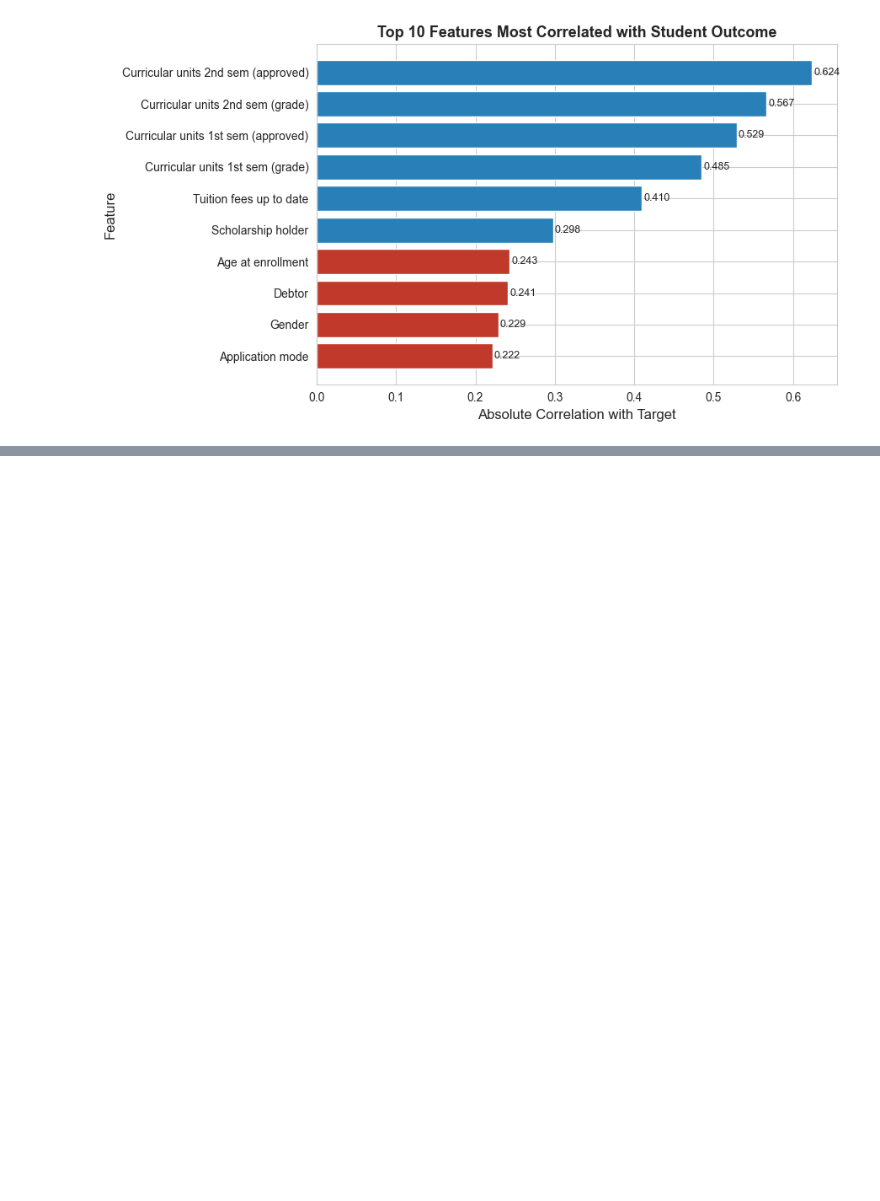
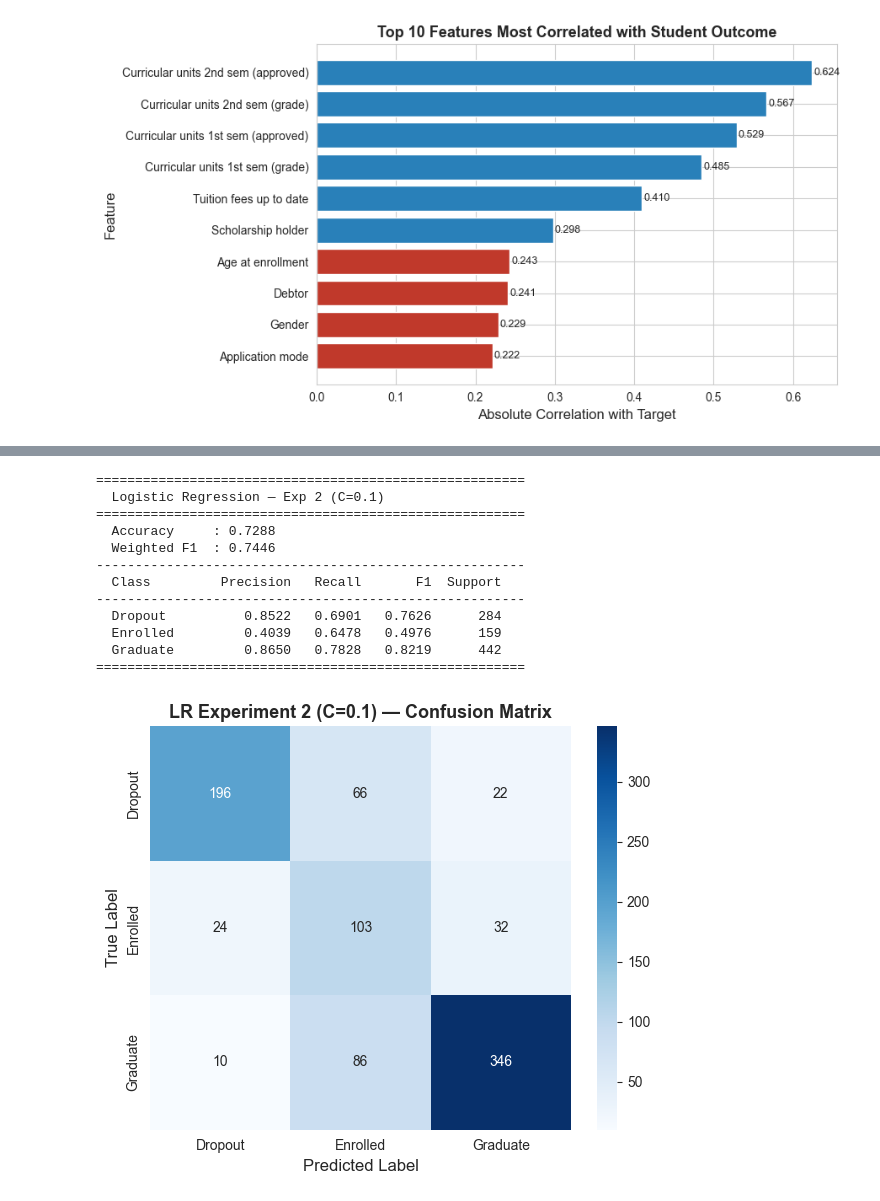
Before and after one commit to Ebi-Tech/academic-risk-classifier, a Jupyter notebook: Assignment1_DivineIfechukwude.ipynb, the cells around one changed output, grey strips where cells are left out. Drawn from its saved outputs; the diff is of its cells as text; code cells hidden in the pictures; blank space fills up the shorter version.

```diff
--- a/Assignment1_DivineIfechukwude.ipynb
+++ b/Assignment1_DivineIfechukwude.ipynb
@@ -237,0 +649,31 @@ plt.show()
+# %%
+lr_exp2 = LogisticRegression(
+    C=0.1,
+    solver='lbfgs',
+    max_iter=1000,
+    class_weight=class_weight_dict,
+    random_state=RANDOM_STATE
+)
+lr_exp2.fit(X_train_scaled, y_train)
+y_pred_lr2 = lr_exp2.predict(X_test_scaled)
+
+metrics_lr2 = compute_metrics(y_test, y_pred_lr2)
+print_metrics(metrics_lr2, "Logistic Regression — Exp 2 (C=0.1)")
+plot_confusion_matrix(
+    metrics_lr2['confusion_matrix'],
+    title="LR Experiment 2 (C=0.1) — Confusion Matrix"
+)
+# %% [output]
+=======================================================
+  Logistic Regression — Exp 2 (C=0.1)
+=======================================================
+  Accuracy     : 0.7288
+  Weighted F1  : 0.7446
+-------------------------------------------------------
+  Class         Precision   Recall       F1  Support
+-------------------------------------------------------
+  Dropout          0.8522   0.6901   0.7626      284
+  Enrolled         0.4039   0.6478   0.4976      159
+  Graduate         0.8650   0.7828   0.8219      442
+=======================================================
+[figure, added]
```
Also changed, not shown: parts of 44 cells of this notebook.
